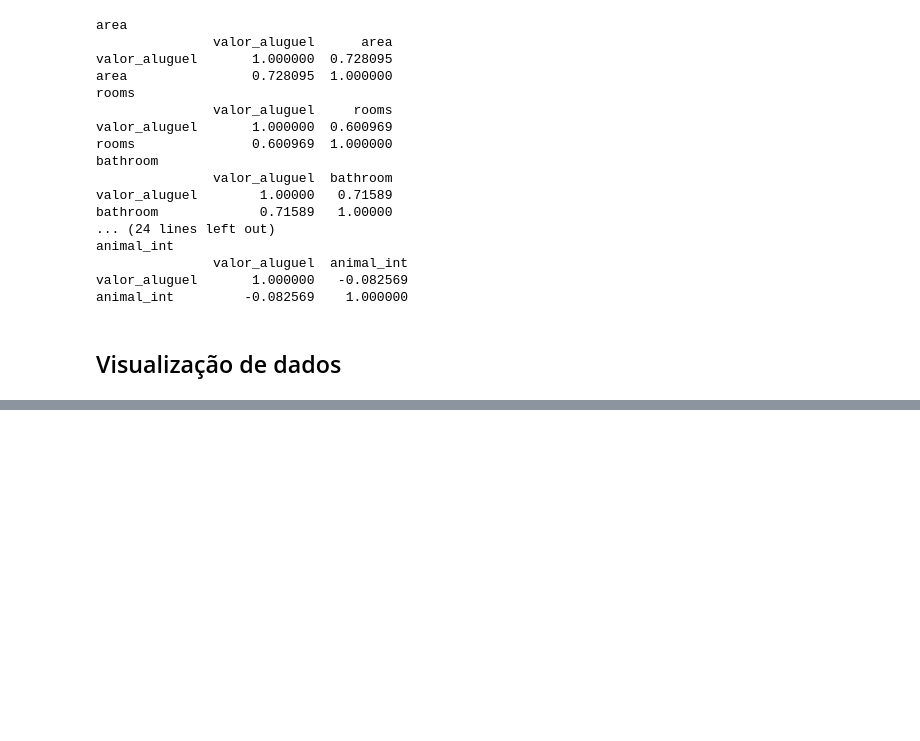
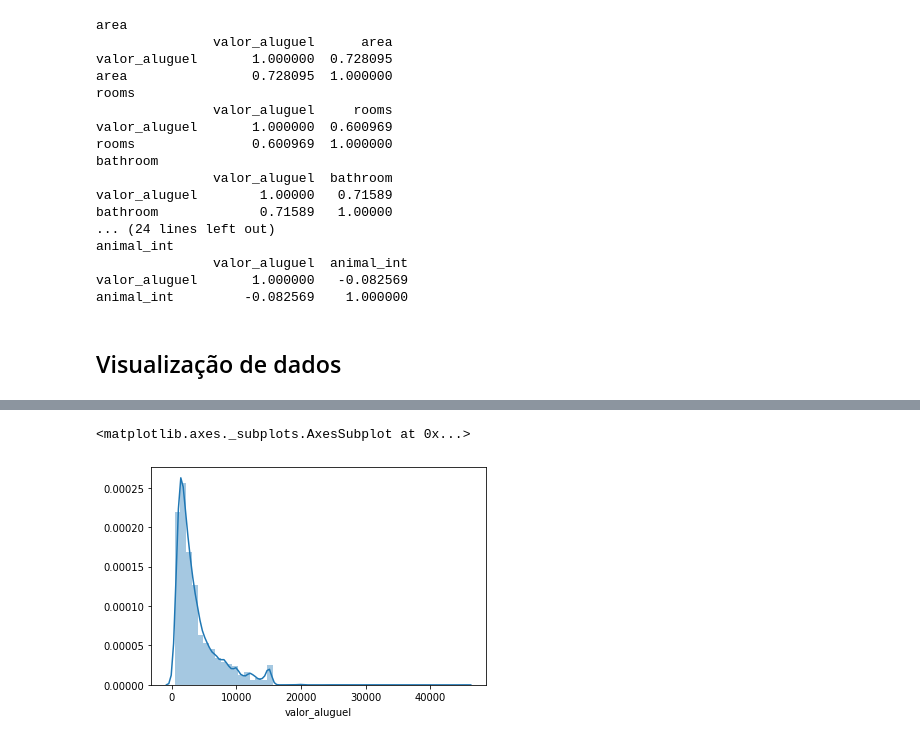
Before and after one commit to gabipz/data-science-codenation, a Jupyter notebook: 00-classes/week-03/semana_3.ipynb, the cells around one changed output, grey strips where cells are left out. Drawn from its saved outputs; the diff is of its cells as text; code cells hidden in the pictures; blank space fills up the shorter version.

```diff
--- a/00-classes/week-03/semana_3.ipynb
+++ b/00-classes/week-03/semana_3.ipynb
@@ -279,0 +293,5 @@ animal_int         -0.082569    1.000000
+# %%
+sns.distplot(df['valor_aluguel'])
+# %% [output]
+<matplotlib.axes._subplots.AxesSubplot at 0x...>
+[figure, added]
```
Also changed, not shown: parts of 6 cells of this notebook.
